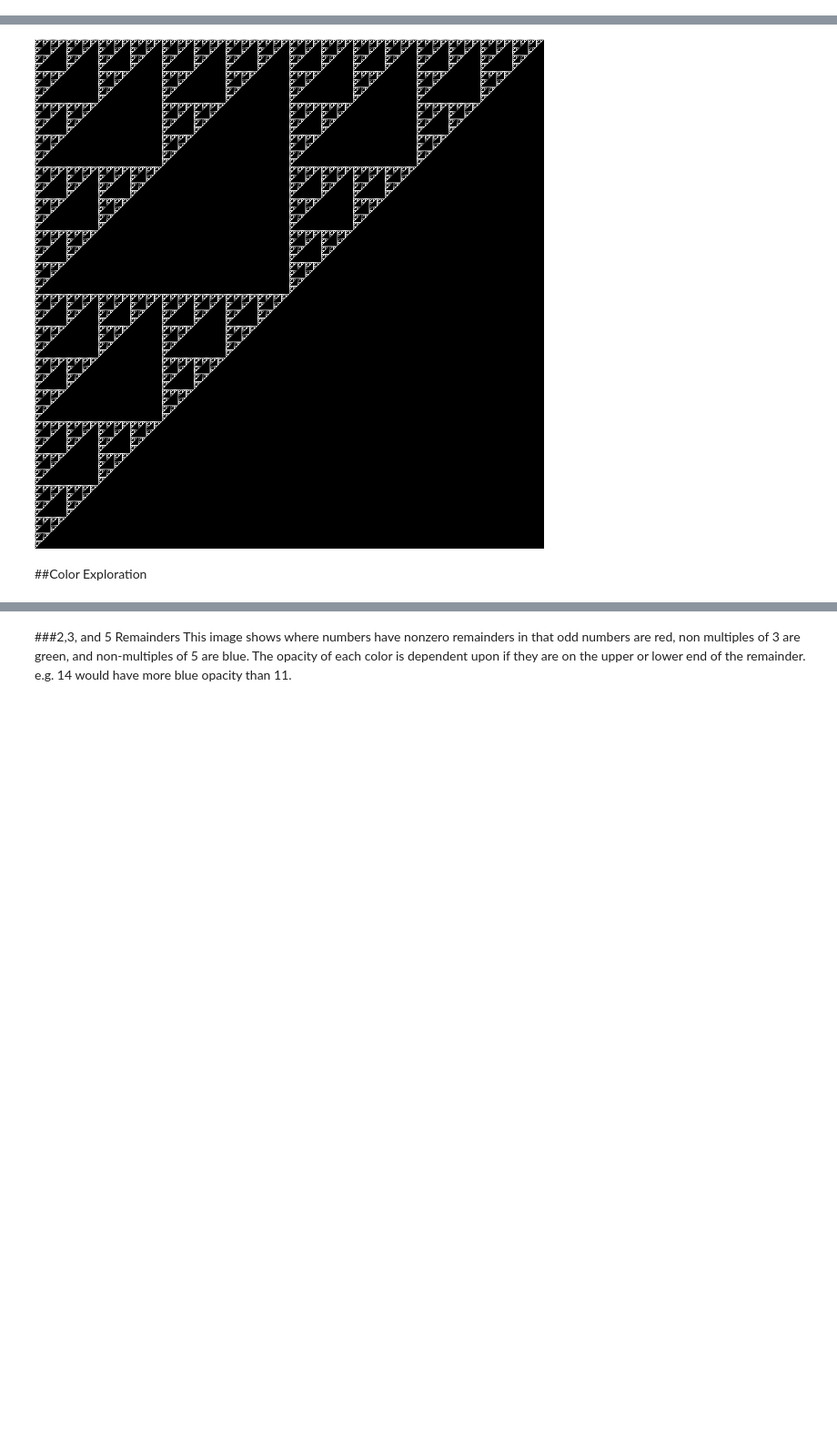
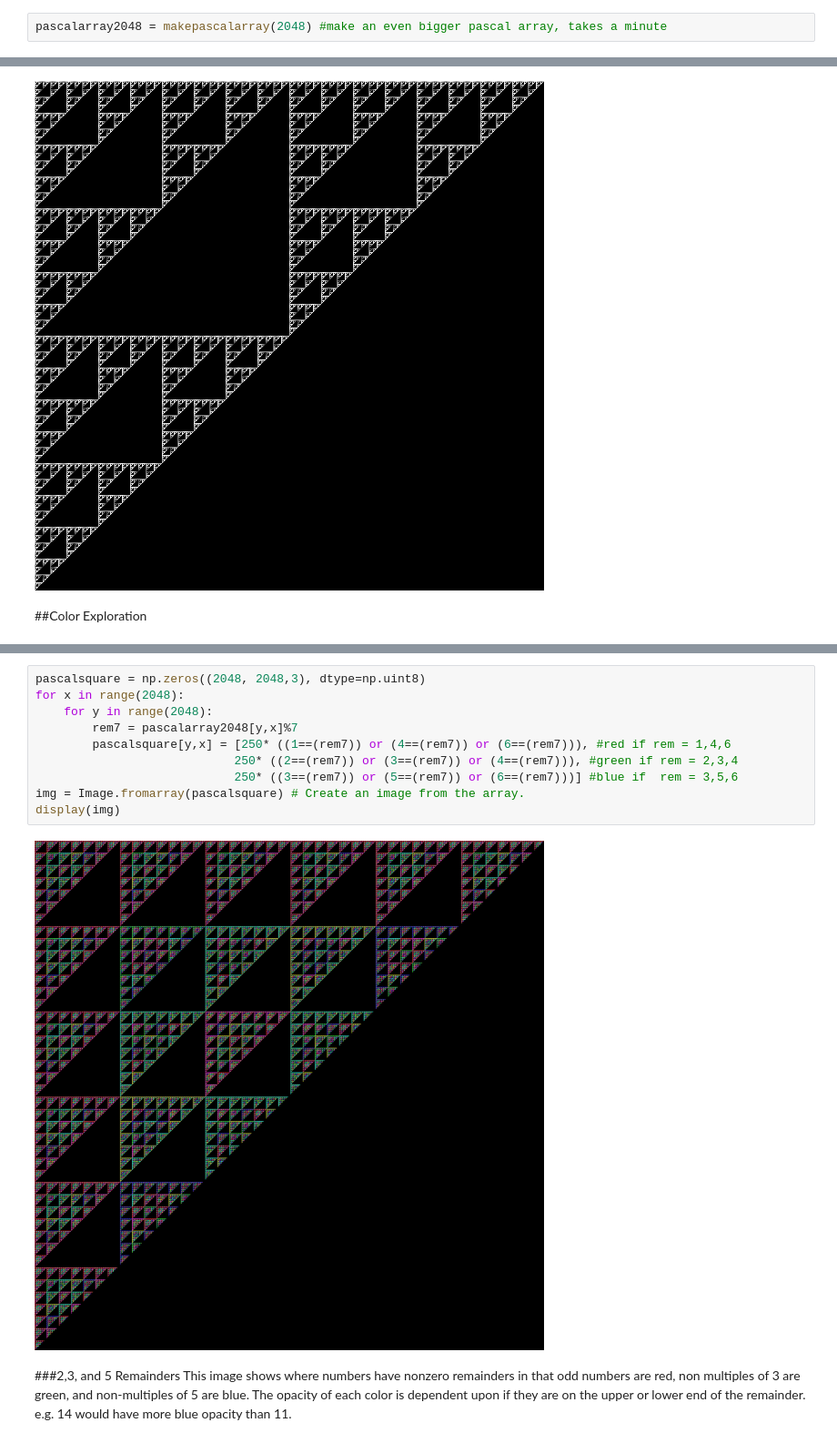
Before and after one commit to BurleighCharlton/Python-Mathematics, a Jupyter notebook: P4M_Notebook_5.ipynb, the cells around one changed output, grey strips where cells are left out. Shown at 91% size. Drawn from its saved outputs; the diff is of its cells as text; blank space fills up the shorter version.

```diff
--- a/P4M_Notebook_5.ipynb
+++ b/P4M_Notebook_5.ipynb
@@ -417,6 +396,8 @@ def makepascalarray(n):
 pascalarray512 = makepascalarray(512) #make a pascal array 512 by 512
 # %%
 pascalarray1024 = makepascalarray(1024) #make a bigger pascal array
+# %%
+pascalarray2048 = makepascalarray(2048) #make an even bigger pascal array, takes a minute
 # %%
 np.amax(pascalarray1024) #just for fun, these numbers get really big!
 # %% [output]
@@ -473,3 +496,15 @@ display(img)
+# %%
+pascalsquare = np.zeros((2048, 2048,3), dtype=np.uint8)
+for x in range(2048):
+    for y in range(2048):
+        rem7 = pascalarray2048[y,x]%7
+        pascalsquare[y,x] = [250* ((1==(rem7)) or (4==(rem7)) or (6==(rem7))), #red if rem = 1,4,6
+                            250* ((2==(rem7)) or (3==(rem7)) or (4==(rem7))), #green if rem = 2,3,4
+                            250* ((3==(rem7)) or (5==(rem7)) or (6==(rem7)))] #blue if  rem = 3,5,6
+img = Image.fromarray(pascalsquare) # Create an image from the array.
+display(img)
+# %% [output]
+[figure, added]
 # %% [markdown]
 ###2,3, and 5 Remainders
 This image shows where numbers have nonzero remainders in that odd numbers are red, non multiples of 3 are green, and non-multiples of 5 are blue. The opacity of each color is dependent upon if they are on the upper or lower end of the remainder. e.g. 14 would have more blue opacity than 11.
```
Also changed, not shown: parts of 34 cells of this notebook.
